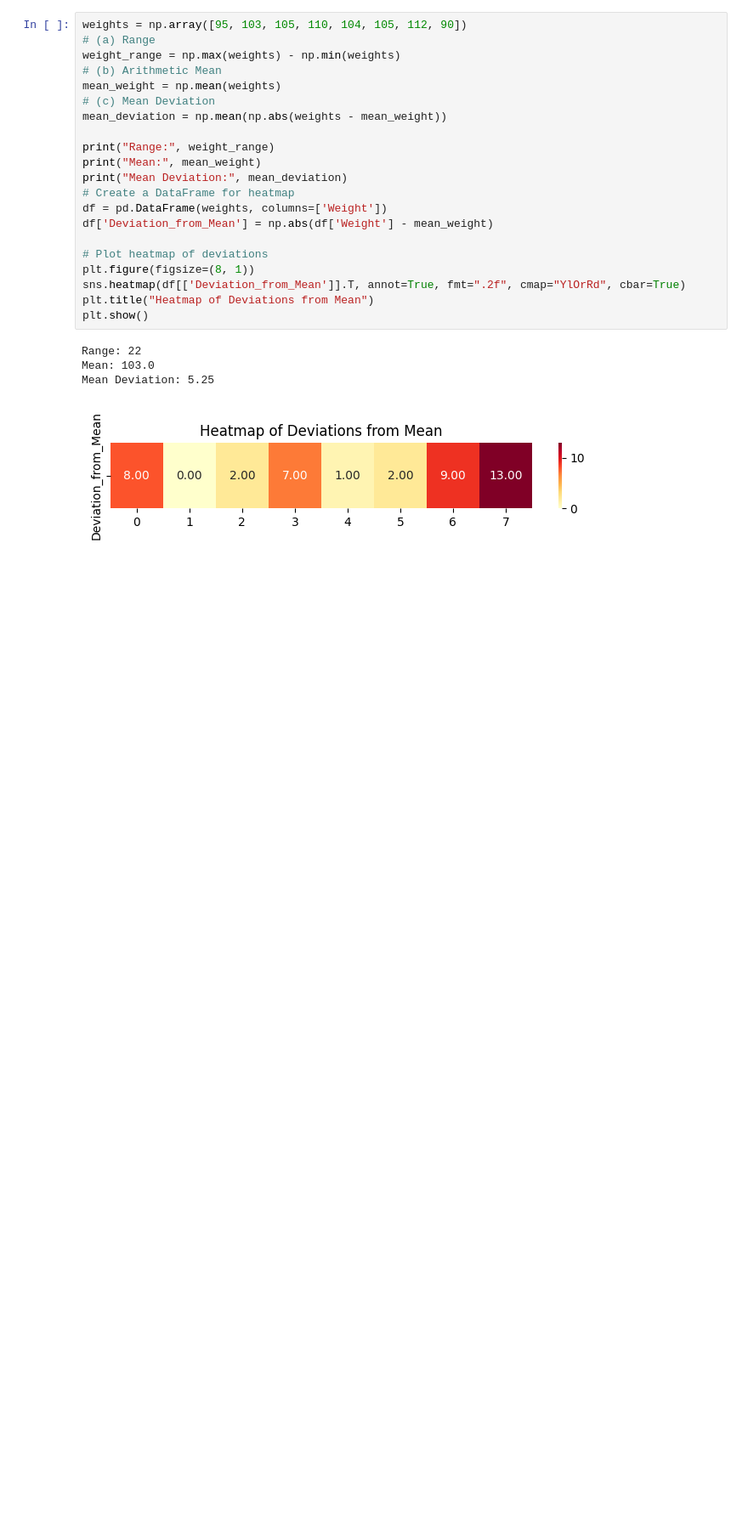
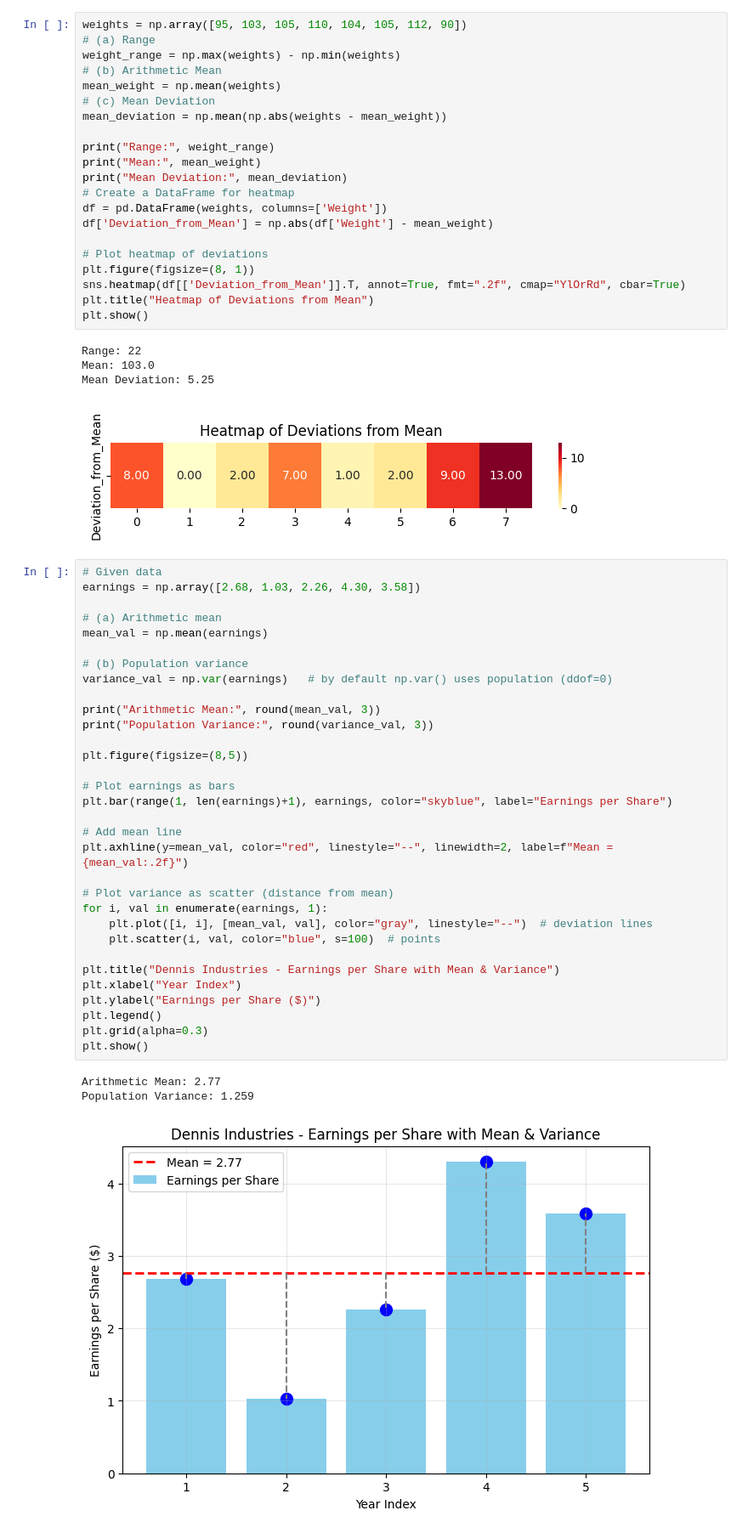
Before and after one commit to shovo896/Statictics-assignment, a Jupyter notebook: assignment.ipynb, the cells around one changed output. Shown at 85% size. Drawn from its saved outputs; the diff is of its cells as text; blank space fills up the shorter version.

```diff
--- a/assignment.ipynb
+++ b/assignment.ipynb
@@ -368,3 +368,39 @@ Range: 22
 Mean: 103.0
 Mean Deviation: 5.25
 [figure]
+# %%
+# Given data
+earnings = np.array([2.68, 1.03, 2.26, 4.30, 3.58])
+
+# (a) Arithmetic mean
+mean_val = np.mean(earnings)
+
+# (b) Population variance
+variance_val = np.var(earnings)   # by default np.var() uses population (ddof=0)
+
+print("Arithmetic Mean:", round(mean_val, 3))
+print("Population Variance:", round(variance_val, 3))
+
+plt.figure(figsize=(8,5))
+
+# Plot earnings as bars
+plt.bar(range(1, len(earnings)+1), earnings, color="skyblue", label="Earnings per Share")
+
+# Add mean line
+plt.axhline(y=mean_val, color="red", linestyle="--", linewidth=2, label=f"Mean = {mean_val:.2f}")
+
+# Plot variance as scatter (distance from mean)
+for i, val in enumerate(earnings, 1):
+    plt.plot([i, i], [mean_val, val], color="gray", linestyle="--")  # deviation lines
+    plt.scatter(i, val, color="blue", s=100)  # points
+
+plt.title("Dennis Industries - Earnings per Share with Mean & Variance")
+plt.xlabel("Year Index")
+plt.ylabel("Earnings per Share ($)")
+plt.legend()
+plt.grid(alpha=0.3)
+plt.show()
+# %% [output]
+Arithmetic Mean: 2.77
+Population Variance: 1.259
+[figure, added]
```
